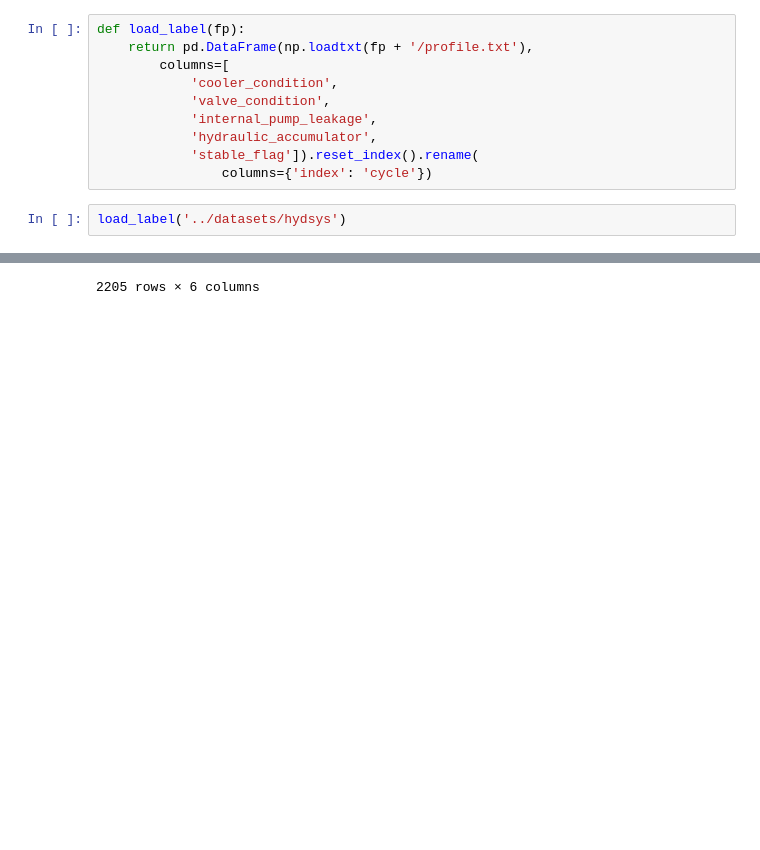
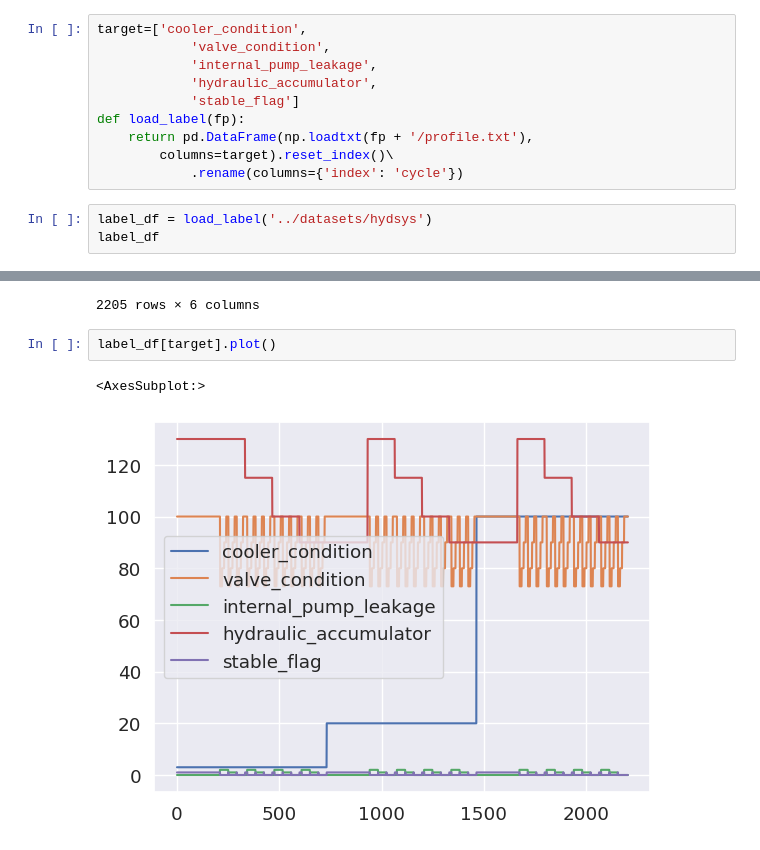
Before and after one commit to kokikwbt/predictive-maintenance, a Jupyter notebook: notebooks/view_hydsys.ipynb, the cells around one changed output, grey strips where cells are left out. Saved outputs shown, nothing was run; the diff lists cells and outputs as text; blank space fills up the shorter version.

```diff
--- a/notebooks/view_hydsys.ipynb
+++ b/notebooks/view_hydsys.ipynb
@@ -308,17 +308,18 @@ load_data()
 | 4409 | 2204 | FS2 | 10.193 | 10.174 | 10.172 | 10.178 | 10.203 | 10.203 | 10.170 | 10.179 | ... | ... |
 19845 rows × 602 columns
 # %%
-def load_label(fp):
-    return pd.DataFrame(np.loadtxt(fp + '/profile.txt'),
-        columns=[
-            'cooler_condition',
+target=['cooler_condition',
             'valve_condition',
             'internal_pump_leakage',
             'hydraulic_accumulator',
-            'stable_flag']).reset_index().rename(
-                columns={'index': 'cycle'})
+            'stable_flag']
+def load_label(fp):
+    return pd.DataFrame(np.loadtxt(fp + '/profile.txt'),
+        columns=target).reset_index()\
+            .rename(columns={'index': 'cycle'})
 # %%
-load_label('../datasets/hydsys')
+label_df = load_label('../datasets/hydsys')
+label_df
 # %% [output]
 |  | cycle | cooler_condition | valve_condition | internal_pump_leakage | hydraulic_accumulator | stable_flag |
 | 0 | 0 | 3.0 | 100.0 | 0.0 | 130.0 | 1.0 |
@@ -333,3 +334,8 @@ load_label('../datasets/hydsys')
 | 2203 | 2203 | 100.0 | 100.0 | 0.0 | 90.0 | 0.0 |
 | 2204 | 2204 | 100.0 | 100.0 | 0.0 | 90.0 | 0.0 |
 2205 rows × 6 columns
+# %%
+label_df[target].plot()
+# %% [output]
+<AxesSubplot:>
+[figure, added]
```
Also changed, not shown: 10 other files.
